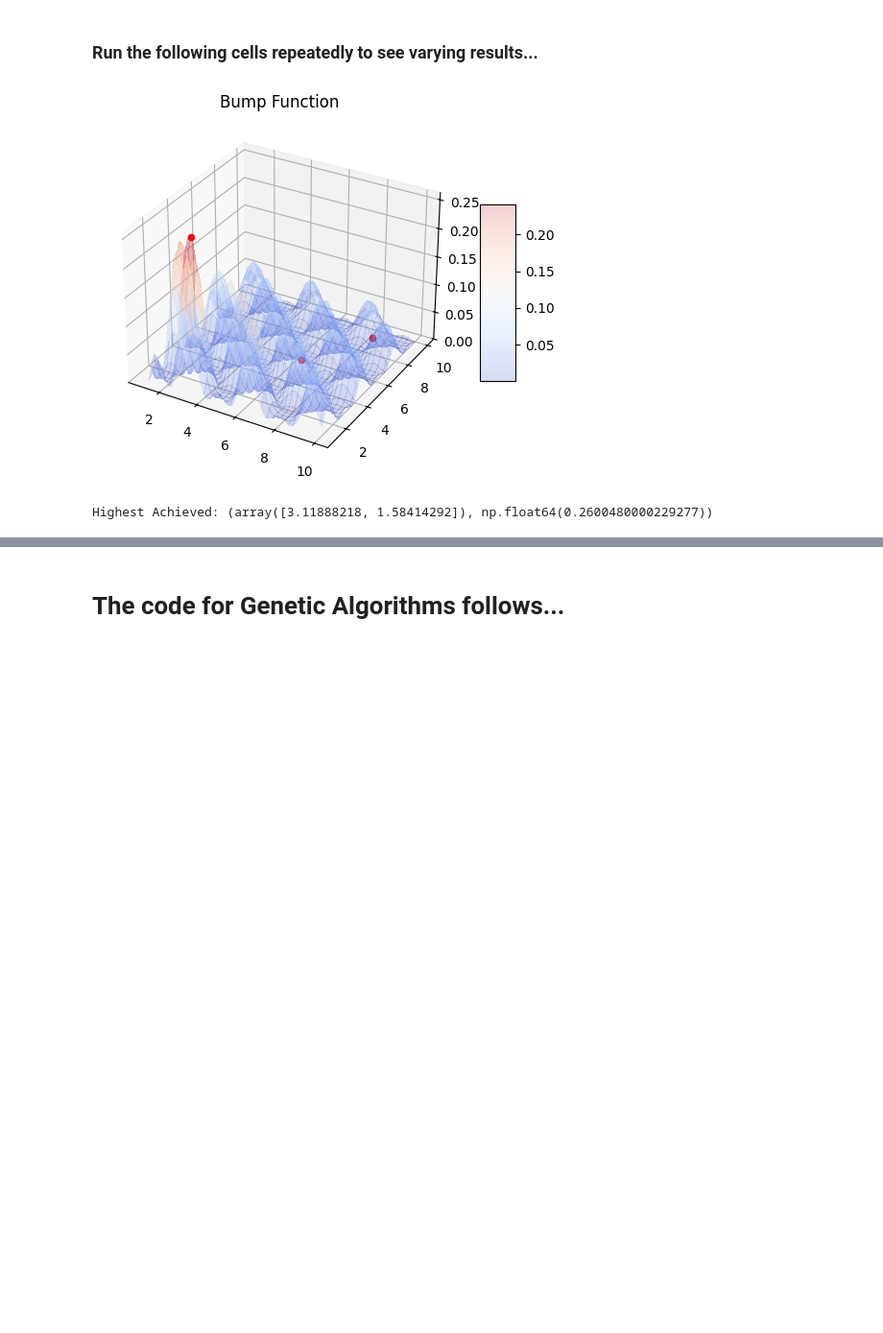
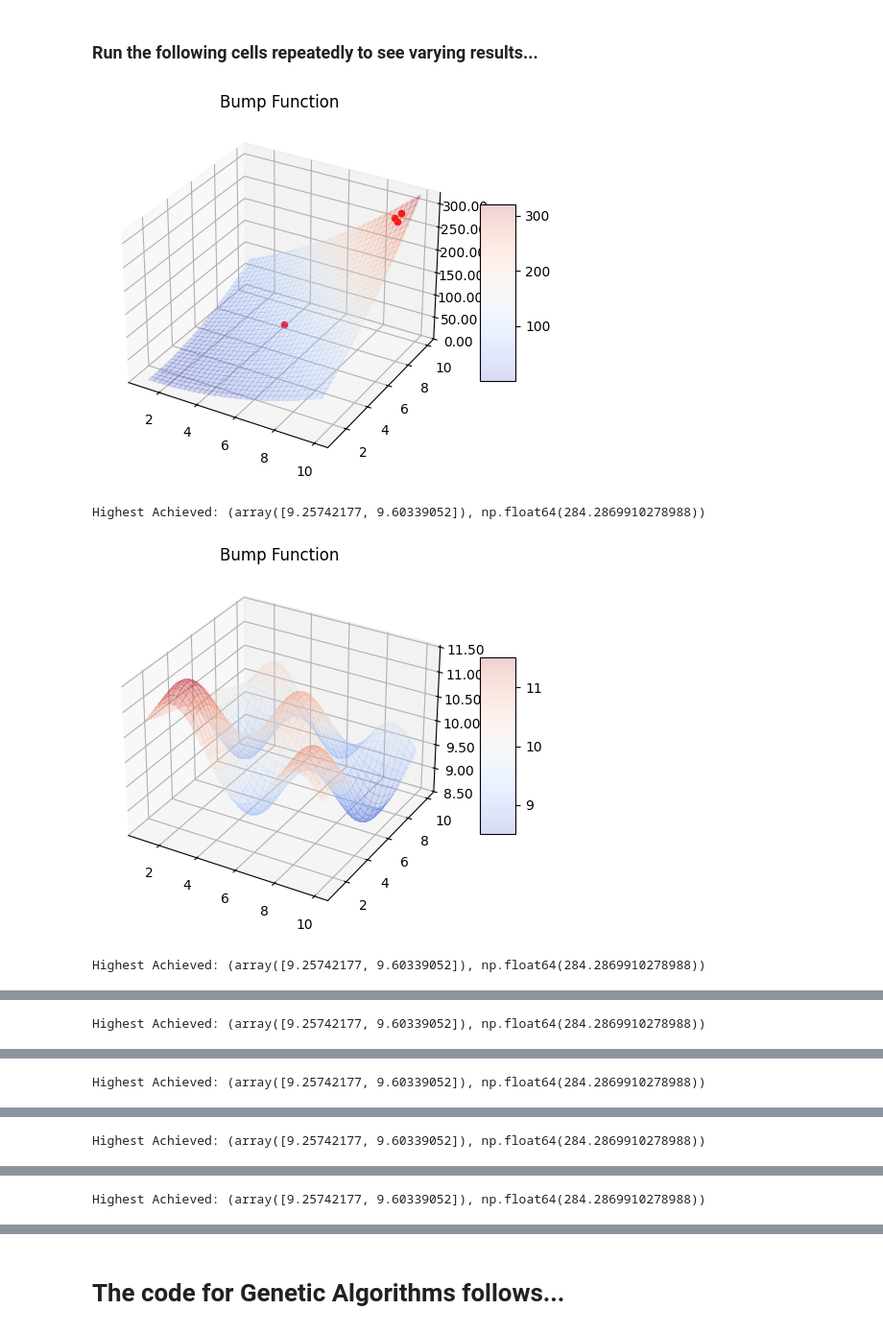
Before and after one commit to Pirate-Hunter-Zoro/Artificial-Intelligence, a Jupyter notebook: KNN and Local Search/local_search.ipynb, the cells around one changed output, grey strips where cells are left out. Shown at 96% size. Drawn from its saved outputs; the diff is of its cells as text; code cells hidden in the pictures; blank space fills up the shorter version.

```diff
--- a/KNN and Local Search/local_search.ipynb
+++ b/KNN and Local Search/local_search.ipynb
@@ -512,11 +496,16 @@ class SimulatedAnnealingSolver(FunctionOptimizer):
         return current + np.array([(0.5 - random.random())*(self.x_max[0]-self.x_min[0]), (0.5 - random.random())*(self.x_max[1]-self.x_min[1])])
 # %% [markdown]
 ### Run the following cells repeatedly to see varying results...
+# %%
+functions = [sphere, griew, shekel, micha, langermann, odd_square, bump]
 # %%
 solver = SimulatedAnnealingSolver(lambda n : exp(-n/10), x_min=np.array([1, 1]), x_max=np.array([10, 10]),)
 
-solver.plot_results(function=bump, title="Bump Function")
-print(f"Highest Achieved: {solver.max_input, solver.max_output}")
+for f in functions:
+    solver.plot_results(function=f, title="Bump Function")
+    print(f"Highest Achieved: {solver.max_input, solver.max_output}")
 # %% [output]
-[figure, old version]
+[figure, new version]
-Highest Achieved: (array([3.11888218, 1.58414292]), np.float64(0.2600480000229277))
+Highest Achieved: (array([9.25742177, 9.60339052]), np.float64(284.2869910278988))
+[figure, added]
+Highest Achieved: (array([9.25742177, 9.60339052]), np.float64(284.2869910278988))
@@ -522,0 +513 @@ Highest Achieved: (array([3.11888218, 1.58414292]), np.float64(0.260048000022927
+Highest Achieved: (array([9.25742177, 9.60339052]), np.float64(284.2869910278988))
@@ -522,0 +515 @@ Highest Achieved: (array([3.11888218, 1.58414292]), np.float64(0.260048000022927
+Highest Achieved: (array([9.25742177, 9.60339052]), np.float64(284.2869910278988))
@@ -522,0 +517 @@ Highest Achieved: (array([3.11888218, 1.58414292]), np.float64(0.260048000022927
+Highest Achieved: (array([9.25742177, 9.60339052]), np.float64(284.2869910278988))
@@ -522,0 +519 @@ Highest Achieved: (array([3.11888218, 1.58414292]), np.float64(0.260048000022927
+Highest Achieved: (array([9.25742177, 9.60339052]), np.float64(284.2869910278988))
```
Also changed, not shown: parts of 5 cells of this notebook, 2 other files.
